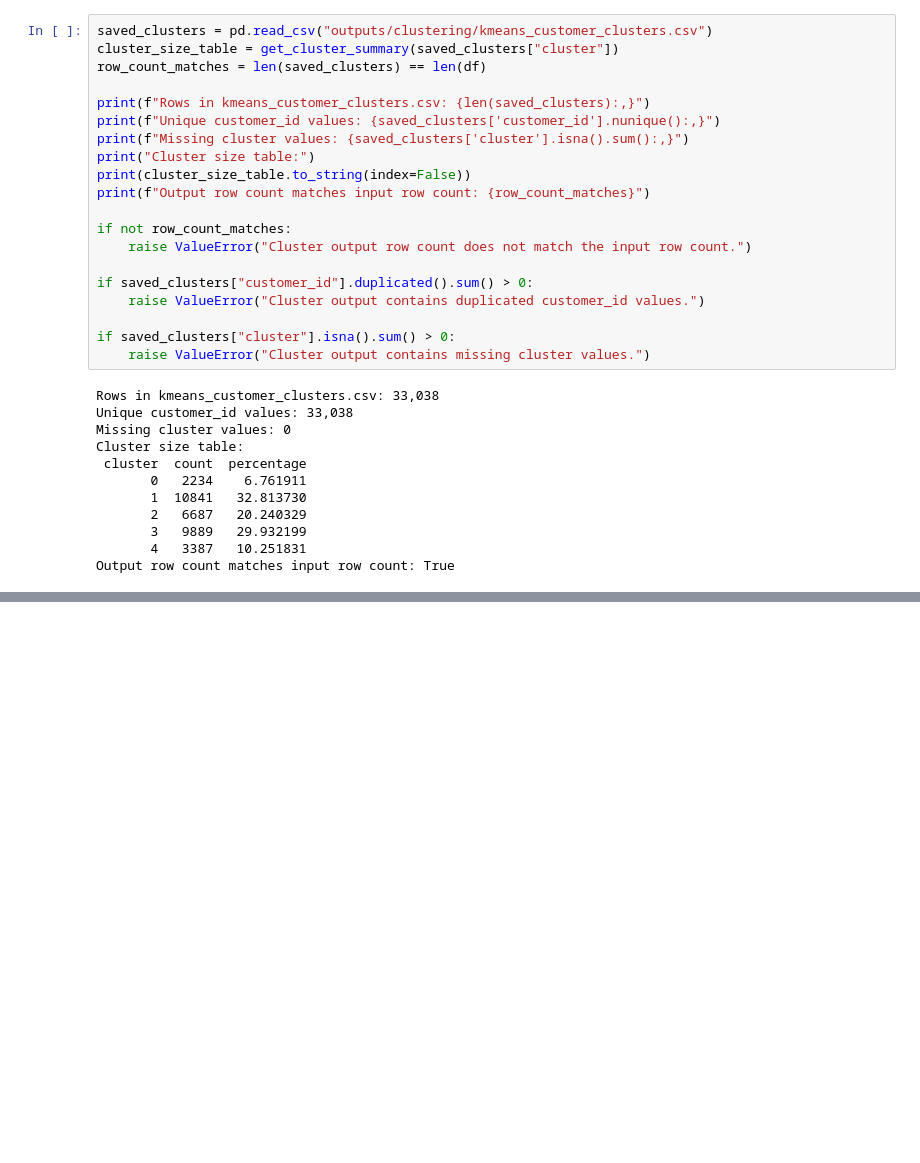
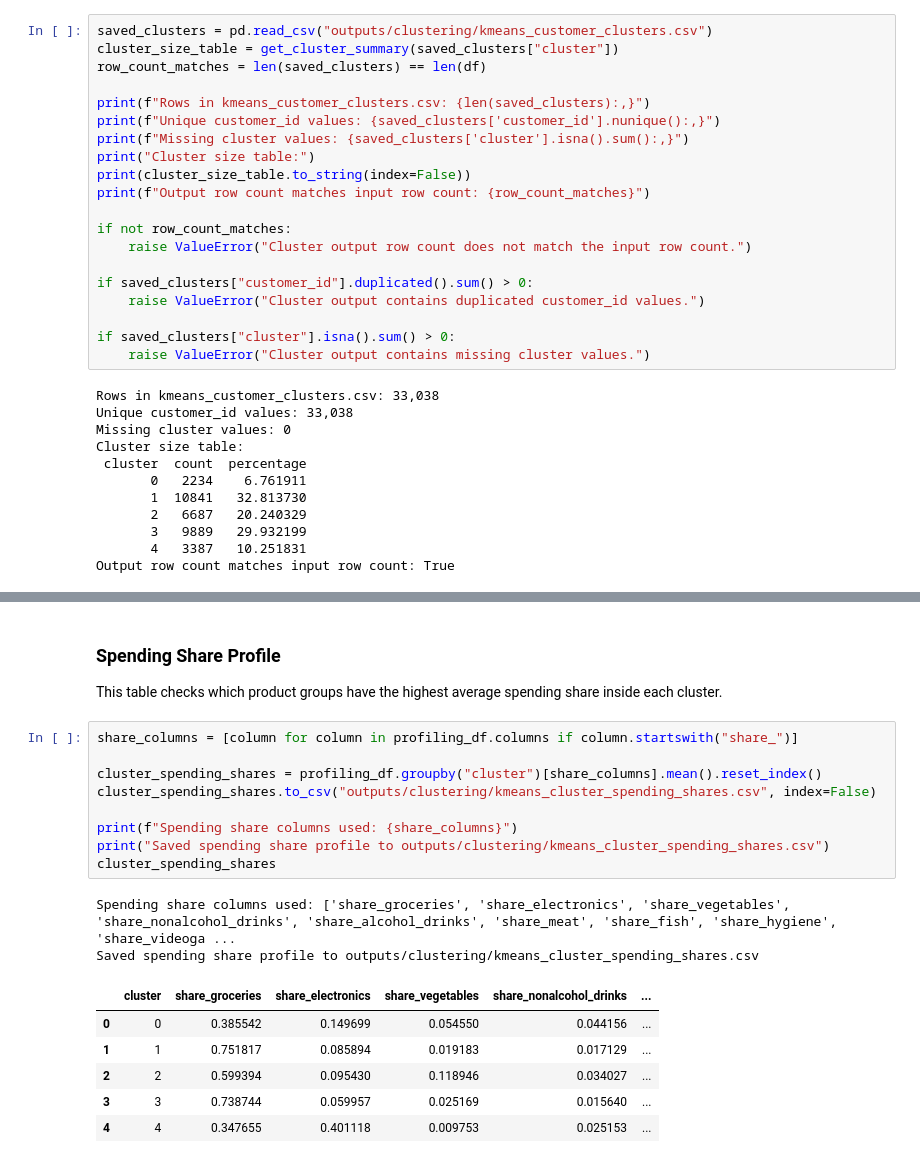
Before and after one commit to pedromariaanf-a11y/Unsupervised-Learning, a Jupyter notebook: notebooks/05_kmeans_baseline.ipynb, the cells around one changed output, grey strips where cells are left out. Cells and saved outputs as stored; diff of their text form; blank space fills up the shorter version.

```diff
--- a/notebooks/05_kmeans_baseline.ipynb
+++ b/notebooks/05_kmeans_baseline.ipynb
@@ -284,0 +380,22 @@ Output row count matches input row count: True
+# %% [markdown]
+### Spending Share Profile
+
+This table checks which product groups have the highest average spending share inside each cluster.
+# %%
+share_columns = [column for column in profiling_df.columns if column.startswith("share_")]
+
+cluster_spending_shares = profiling_df.groupby("cluster")[share_columns].mean().reset_index()
+cluster_spending_shares.to_csv("outputs/clustering/kmeans_cluster_spending_shares.csv", index=False)
+
+print(f"Spending share columns used: {share_columns}")
+print("Saved spending share profile to outputs/clustering/kmeans_cluster_spending_shares.csv")
+cluster_spending_shares
+# %% [output]
+Spending share columns used: ['share_groceries', 'share_electronics', 'share_vegetables', 'share_nonalcohol_drinks', 'share_alcohol_drinks', 'share_meat', 'share_fish', 'share_hygiene', 'share_videoga ...
+Saved spending share profile to outputs/clustering/kmeans_cluster_spending_shares.csv
+|  | cluster | share_groceries | share_electronics | share_vegetables | share_nonalcohol_drinks | ... |
+| 0 | 0 | 0.385542 | 0.149699 | 0.054550 | 0.044156 | ... |
+| 1 | 1 | 0.751817 | 0.085894 | 0.019183 | 0.017129 | ... |
+| 2 | 2 | 0.599394 | 0.095430 | 0.118946 | 0.034027 | ... |
+| 3 | 3 | 0.738744 | 0.059957 | 0.025169 | 0.015640 | ... |
+| 4 | 4 | 0.347655 | 0.401118 | 0.009753 | 0.025153 | ... |
```
Also changed, not shown: parts of 11 cells of this notebook, 13 other files.
